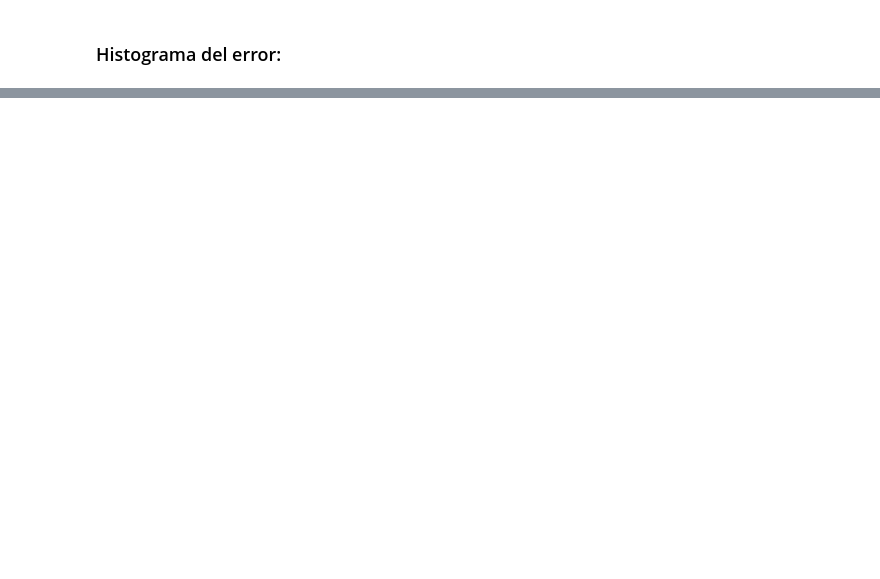
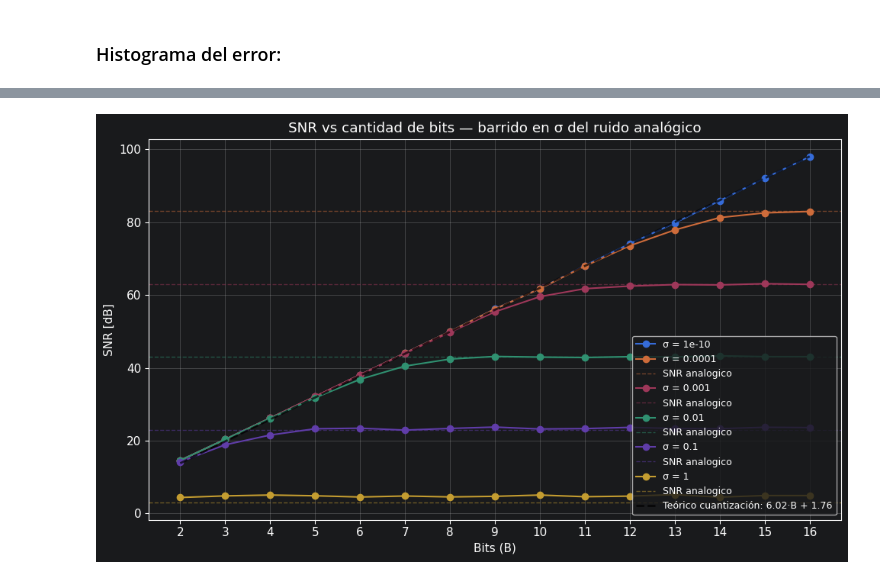
Before and after one commit to Maurin2/PDS_Tareas, a Jupyter notebook: TS3/TS3.ipynb, the cells around one changed output, grey strips where cells are left out. Cells and saved outputs as stored; diff of their text form; code cells hidden in the pictures; blank space fills up the shorter version.

```diff
--- a/TS3/TS3.ipynb
+++ b/TS3/TS3.ipynb
@@ -226,0 +282,57 @@ Estas son las hipótesis estándar del **modelo de ruido aditivo de cuantizació
+# %%
+import numpy as np
+import matplotlib.pyplot as plt
+
+
+def experimento_snr(B, sigma, ff=1, fs=1000, n=1000, Vf=2.0):
+    _, x = GeneradorSenales.generar_seno(ff=ff, fs=fs, n=n, vmax=Vf)
+    x_noisy = GeneradorSenales.generate_noisy_signal(x, sigma=sigma)
+    y, q = cuantizar(x_noisy, B=B, Vf=Vf)
+    error = (y - x).flatten()
+
+    P_signal = np.mean(x**2)
+    P_error  = np.mean(error**2)
+    snr_dB   = 10 * np.log10(P_signal / P_error)
+
+    return snr_dB
+
+def ENOB_calculator(snr_dB):
+    return (snr_dB - 1.76)/6.02
+# %%
+# --- Barrido 2D: B vs sigma ---
+Vf = 2
+B_range     = np.arange(2, 17)
+sigma_range = [1e-10, 1e-4, 1e-3, 1e-2, 1e-1, 1]
+
+fig, ax = plt.subplots(figsize=(10, 6))
+
+# Recta teórica de cuantización pura (6 dB/bit)
+
+
+for sigma in sigma_range:
+    snr_medidos = []
+    snr_analogicos = []
+
+    for B in B_range:
+        res = experimento_snr(B=B, sigma=sigma, Vf=Vf)
+        snr_medidos.append(res)
+
+    snr_analogico = (Vf/sigma)**2 /2
+    snr_analogico_db = 10 * np.log10(snr_analogico)
+
+    line, = ax.plot(B_range, snr_medidos, 'o-', label=f'σ = {sigma:g}', lw=1.5)
+    if sigma > 1e-5:# saco la de muy bajo ruido por que sino el grafico se ve HORRENDO
+        ax.axhline(y=snr_analogico_db, linestyle='--', linewidth=1, alpha=0.5, color=line.get_color(), label= "SNR analogico")
+
+ax.plot(B_range, 6.02*B_range+1.76, 'k--', lw=2,
+        label='Teórico cuantización: 6.02·B + 1.76', alpha=0.7)
+ax.set_xlabel('Bits (B)')
+ax.set_ylabel('SNR [dB]')
+ax.set_title('SNR vs cantidad de bits — barrido en σ del ruido analógico')
+ax.grid(True, alpha=0.4)
+ax.legend(loc='lower right', fontsize=9)
+ax.set_xticks(B_range)
+plt.tight_layout()
+plt.show()
+# %% [output]
+[figure, added]
```
Also changed, not shown: parts of 16 cells of this notebook.
